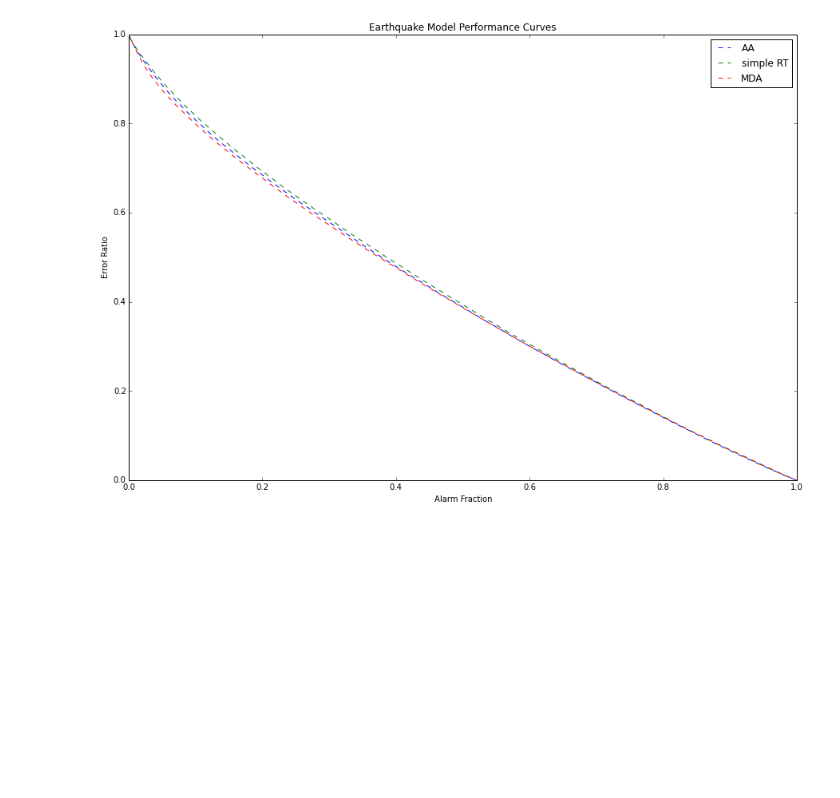
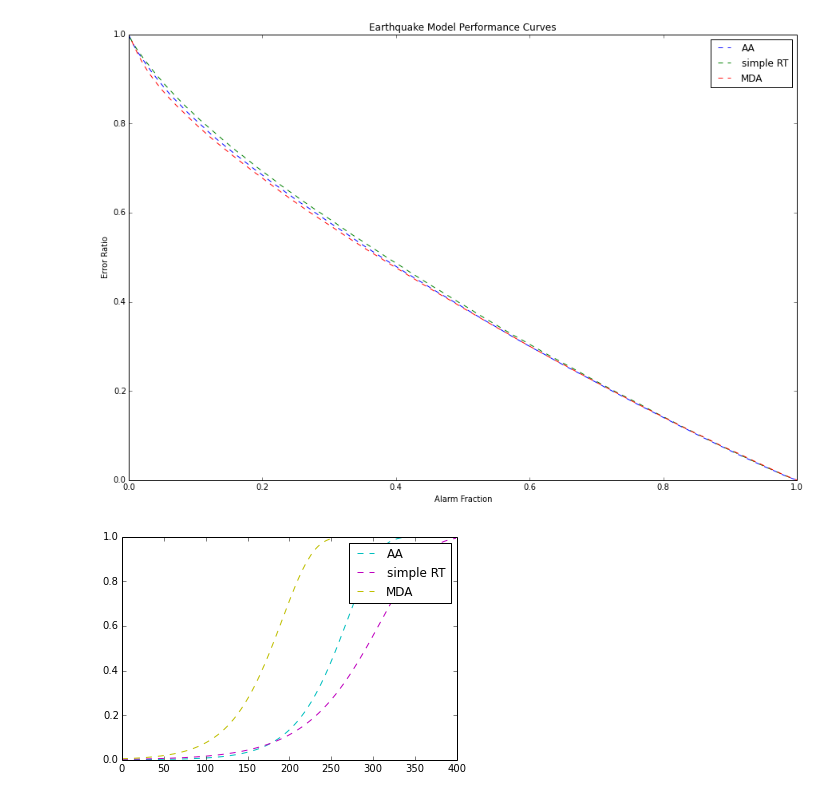
Before and after one commit to AlvinYuan/analyzers, a Jupyter notebook: notebooks/CS294.ipynb, the cells around one changed output. Drawn from its saved outputs; the diff is of its cells as text; code cells hidden in the pictures; blank space fills up the shorter version.

```diff
--- a/notebooks/CS294.ipynb
+++ b/notebooks/CS294.ipynb
@@ -488,3 +524,15 @@ pylab.legend()
 pylab.show()
 # %% [output]
 [figure]
+# %%
+"""
+Shows distribution (spacing) of tau.
+"""
+
+for label, points in curves_data.items():
+    pylab.plot(points[0],colors[color_index]+'--', label=label)
+    color_index += 1
+pylab.legend()
+pylab.show()
+# %% [output]
+[figure, added]
```
Also changed, not shown: parts of 8 cells of this notebook.
